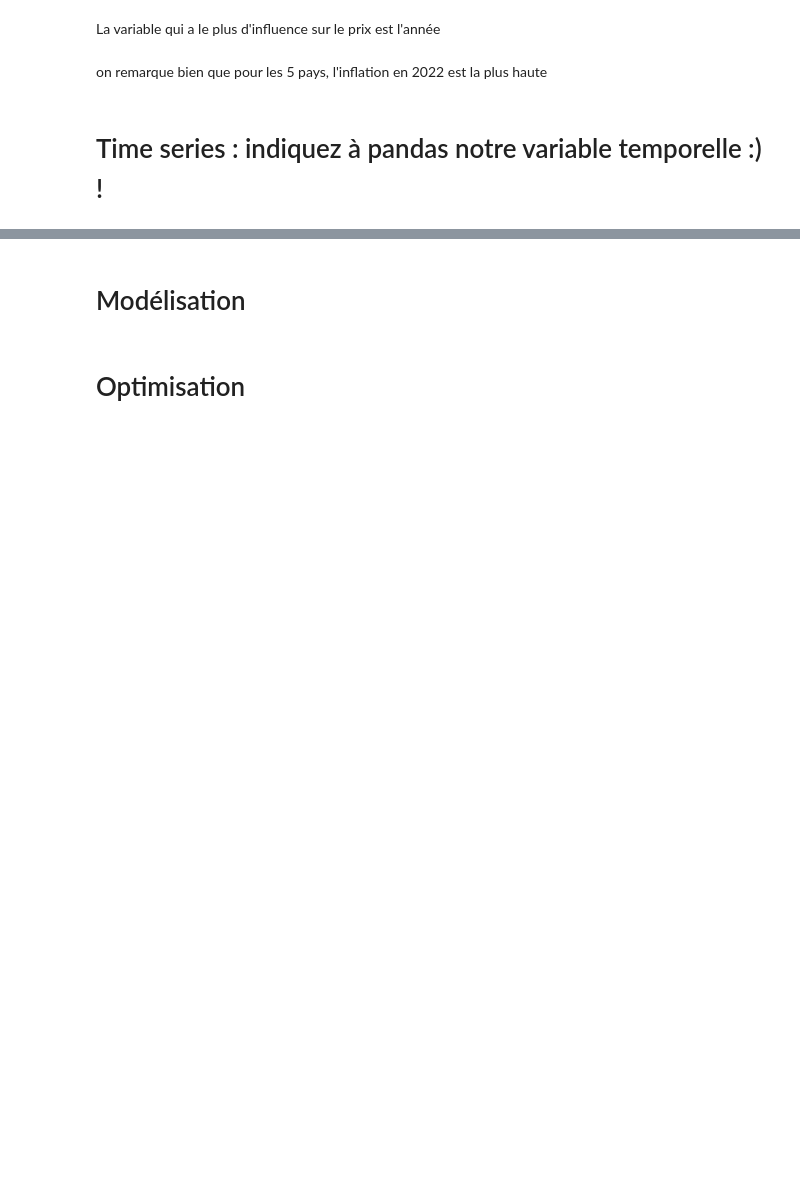
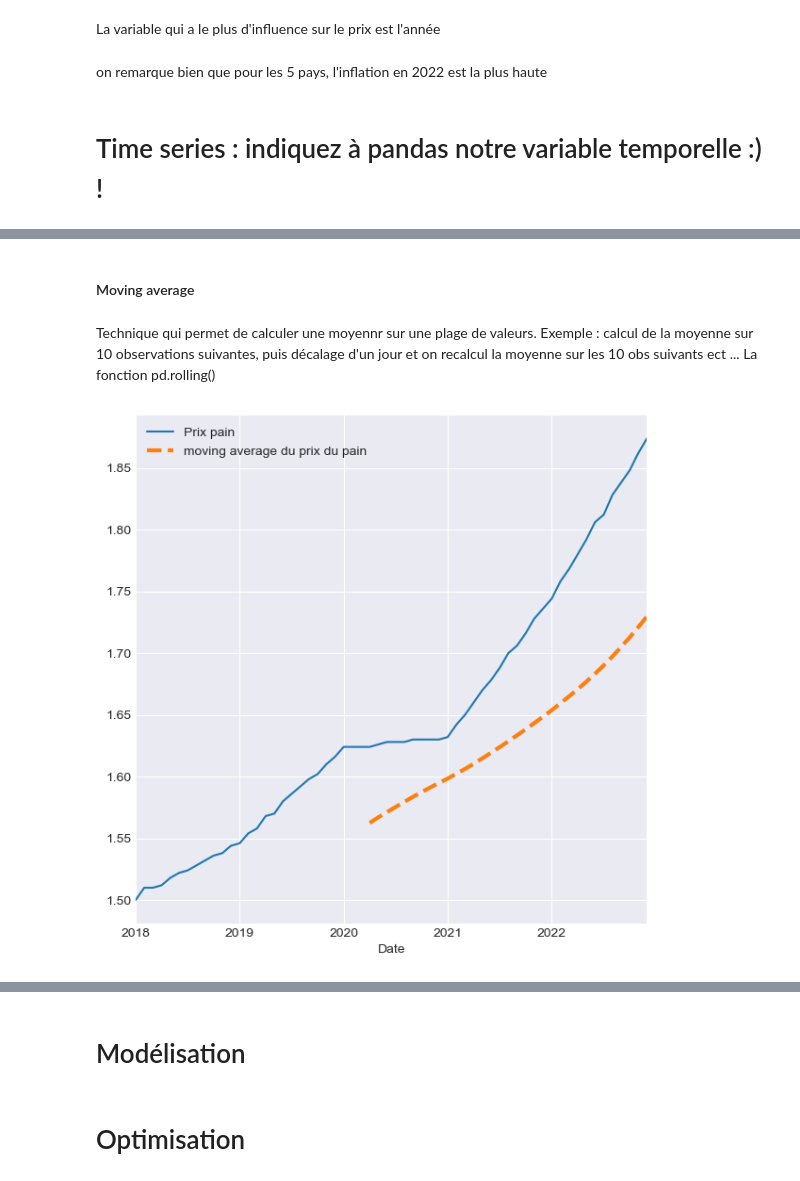
Before and after one commit to Hajoura91coding/Vital_Food_costs_5countries_2018_2022, a Jupyter notebook: Food_prices.ipynb, the cells around one changed output, grey strips where cells are left out. Drawn from its saved outputs; the diff is of its cells as text; code cells hidden in the pictures; blank space fills up the shorter version.

Commit message:
Add files via upload
Séries temporelles : fonctions importantes à connaître

```diff
--- a/Food_prices.ipynb
+++ b/Food_prices.ipynb
@@ -546,0 +542,14 @@ Exemple : calcul de la moyenne sur 7 jours, puis décalage d'un jour et on recal
+# %% [markdown]
+#### Moving average
+# %% [markdown]
+Technique qui permet de calculer une moyennr sur une plage de valeurs.
+Exemple : calcul de la moyenne sur 10 observations suivantes, puis décalage d'un jour et on recalcul la moyenne sur les 10 obs suivants ect ...
+La fonction pd.rolling()
+# %%
+plt.figure(figsize=(7,7))
+data_series.loc['2018':'2022','Bread'].plot(label='Prix pain')
+data_series.loc['2018':'2022','Bread'].rolling(window=28).mean().plot(label='moving average du prix du pain' ,lw=3, ls='--')
+plt.legend()
+plt.show()
+# %% [output]
+[figure, added]
```
Also changed, not shown: parts of 51 cells of this notebook.
